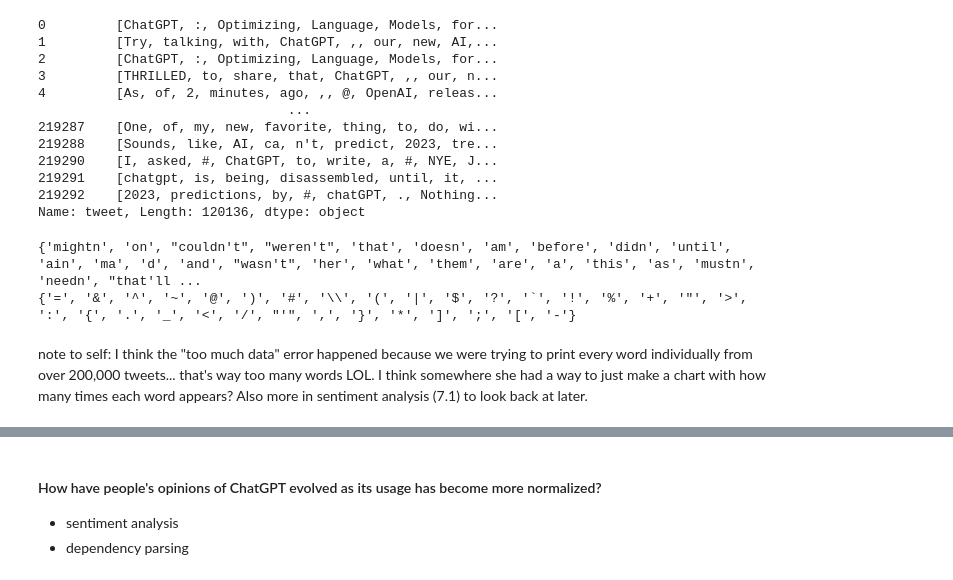
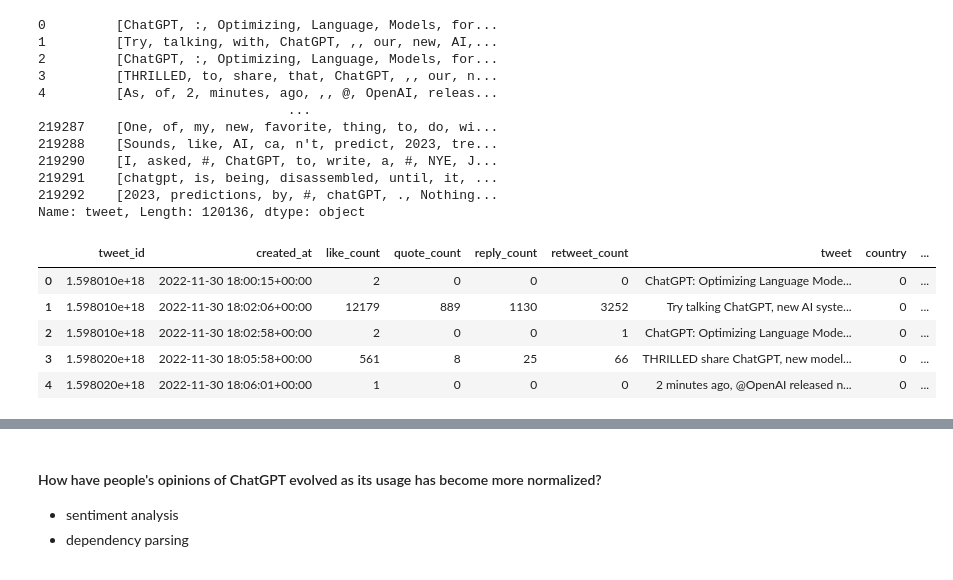
Before and after one commit to ReproTeach/final-project-lc_sa_sm_team, a Jupyter notebook: project_draft.ipynb, the cells around one changed output, grey strips where cells are left out. Drawn from its saved outputs; the diff is of its cells as text; code cells hidden in the pictures.

```diff
--- a/project_draft.ipynb
+++ b/project_draft.ipynb
@@ -108,11 +108,8 @@ Name: tweet, Length: 120136, dtype: object
 # %%
 import string
 # %%
-exclude = set(string.punctuation)
-stop = set(stopwords.words('english'))
+stop_words = set(stopwords.words('english'))
 
-print(stop)
-print(exclude)
+for column in df1.columns:
+    if df1[column].dtype == 'object': # check if the column contains text data
+        df1[column] = df1[column].apply(lambda x: ' '.join([word for word in str(x).split() if word.lower() not in stop_words]))
-# %% [output]
-{'mightn', 'on', "couldn't", "weren't", 'that', 'doesn', 'am', 'before', 'didn', 'until', 'ain', 'ma', 'd', 'and', "wasn't", 'her', 'what', 'them', 'are', 'a', 'this', 'as', 'mustn', 'needn', "that'll ...
-{'=', '&', '^', '~', '@', ')', '#', '\\', '(', '|', '$', '?', '`', '!', '%', '+', '"', '>', ':', '{', '.', '_', '<', '/', "'", ',', '}', '*', ']', ';', '[', '-'}
@@ -126,2 +116,9 @@ for token in text:
-# %% [markdown]
-note to self: I think the "too much data" error happened because we were trying to print every word individually from over 200,000 tweets... that's way too many words LOL. I think somewhere she had a way to just make a chart with how many times each word appears? Also more in sentiment analysis (7.1) to look back at later.
+# %%
+df1.head()
+# %% [output]
+|  | tweet_id | created_at | like_count | quote_count | reply_count | retweet_count | tweet | country | ... |
+| 0 | 1.598010e+18 | 2022-11-30 18:00:15+00:00 | 2 | 0 | 0 | 0 | ChatGPT: Optimizing Language Mode... | 0 | ... |
+| 1 | 1.598010e+18 | 2022-11-30 18:02:06+00:00 | 12179 | 889 | 1130 | 3252 | Try talking ChatGPT, new AI syste... | 0 | ... |
+| 2 | 1.598010e+18 | 2022-11-30 18:02:58+00:00 | 2 | 0 | 0 | 1 | ChatGPT: Optimizing Language Mode... | 0 | ... |
+| 3 | 1.598020e+18 | 2022-11-30 18:05:58+00:00 | 561 | 8 | 25 | 66 | THRILLED share ChatGPT, new model... | 0 | ... |
+| 4 | 1.598020e+18 | 2022-11-30 18:06:01+00:00 | 1 | 0 | 0 | 0 | 2 minutes ago, @OpenAI released n... | 0 | ... |
```
Also changed, not shown: parts of 16 cells of this notebook.
